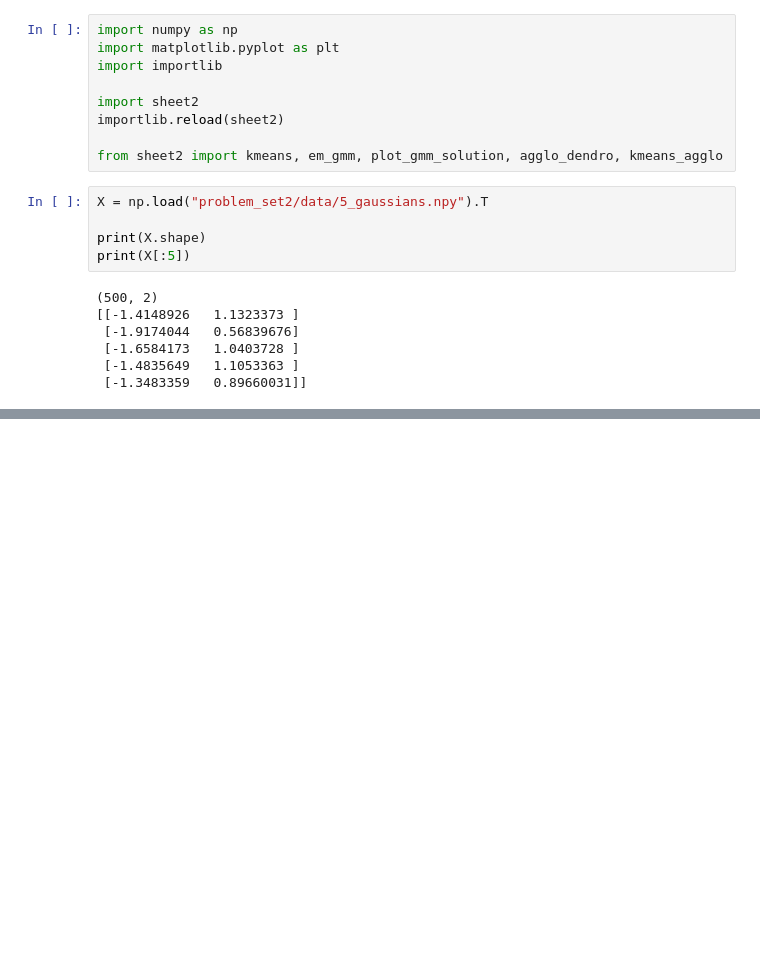
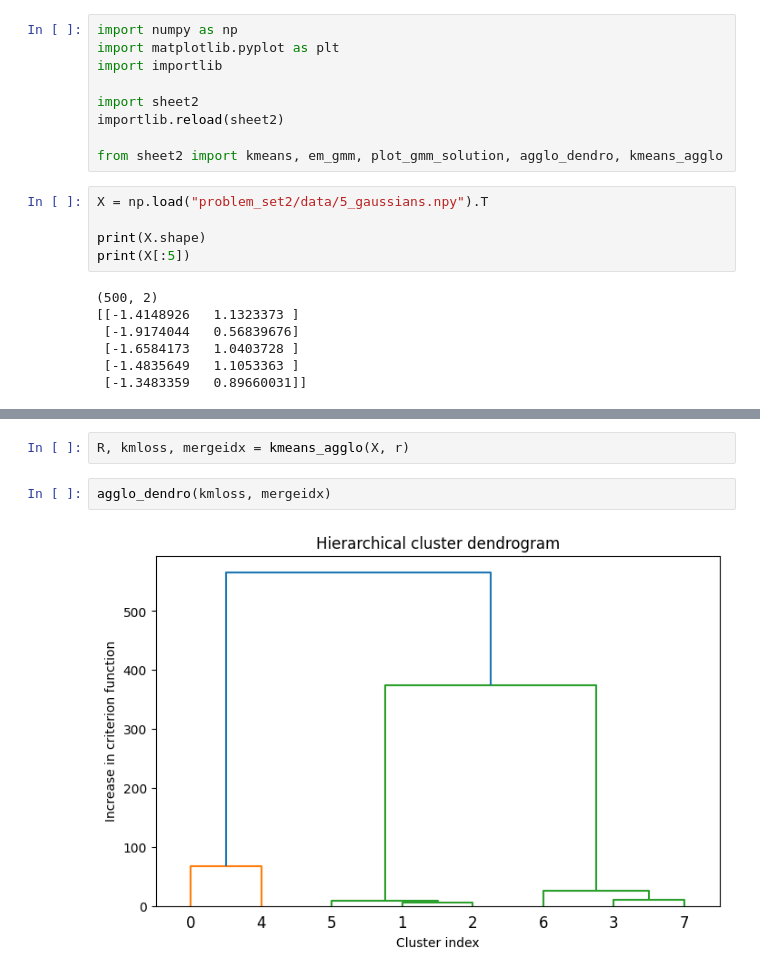
Before and after one commit to Zicko01/LabML, a Jupyter notebook: Milestone 2/7.ipynb, the cells around one changed output, grey strips where cells are left out. Drawn from its saved outputs; the diff is of its cells as text; blank space fills up the shorter version.

```diff
--- a/Milestone 2/7.ipynb
+++ b/Milestone 2/7.ipynb
@@ -87,0 +154,6 @@ Convergence reached.
+# %%
+R, kmloss, mergeidx = kmeans_agglo(X, r)
+# %%
+agglo_dendro(kmloss, mergeidx)
+# %% [output]
+[figure, added]
```
Also changed, not shown: parts of 5 cells of this notebook, 3 other files.
